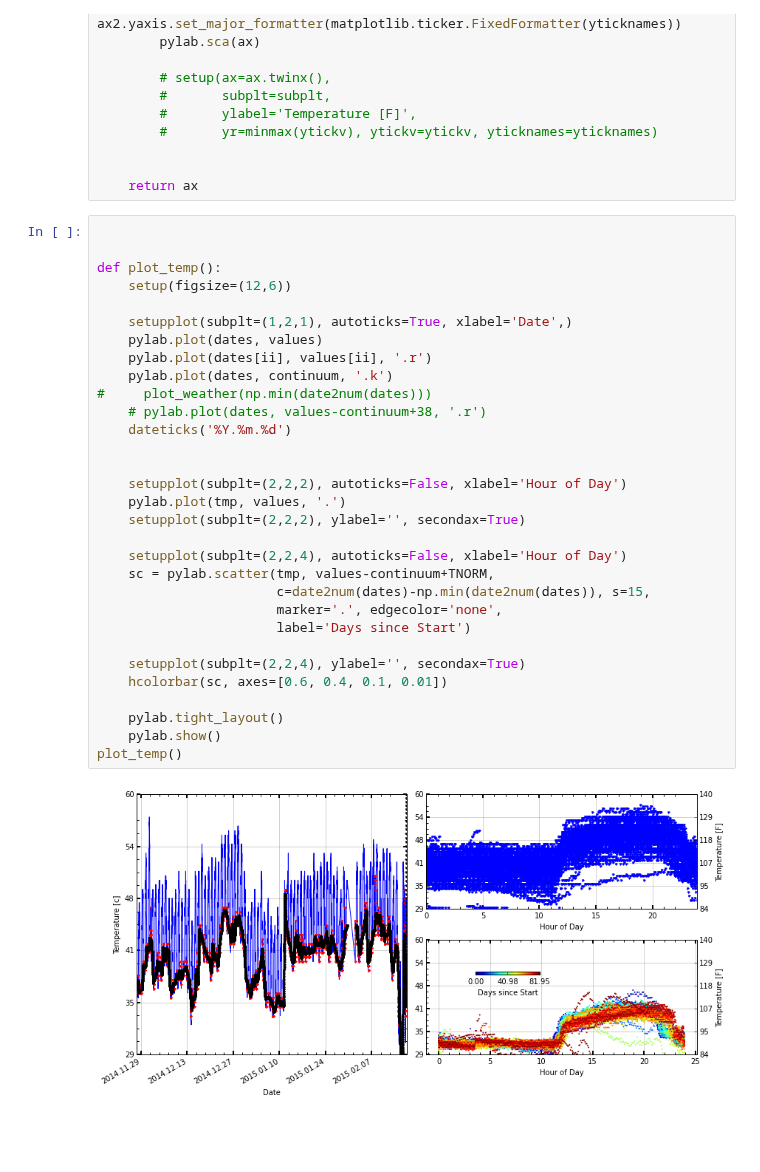
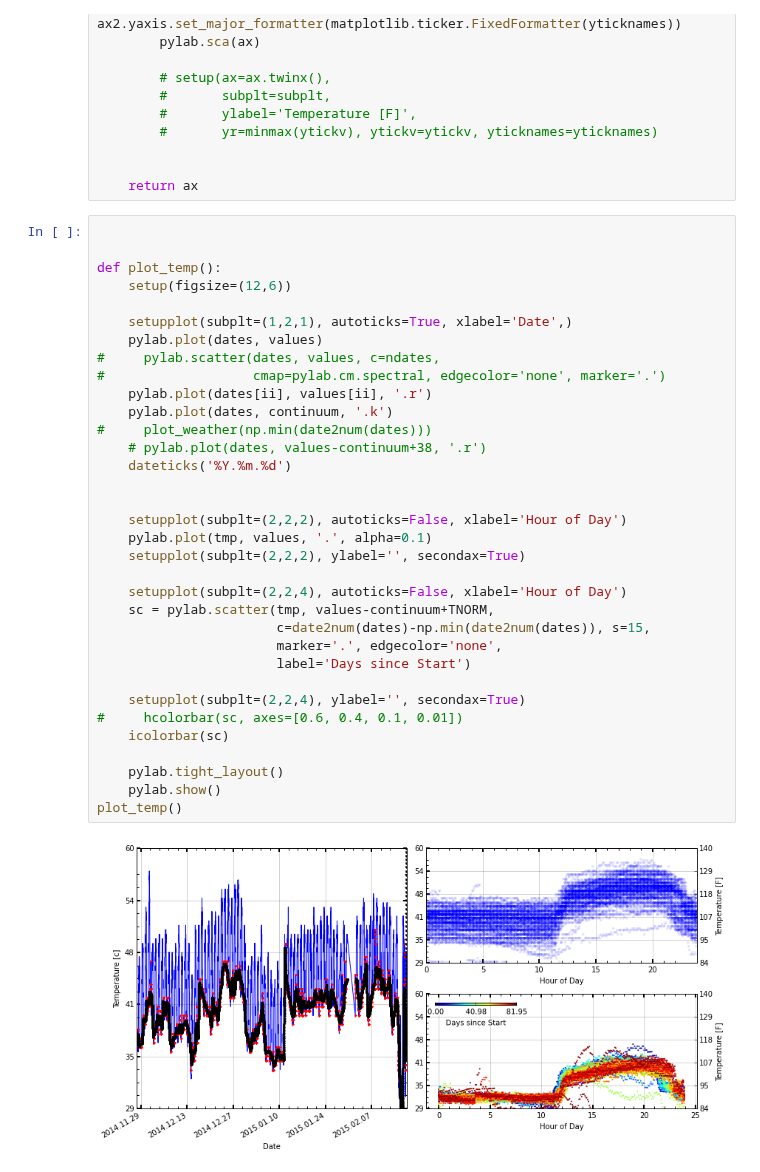
Before and after one commit to ajmendez/templog, a Jupyter notebook: notebook/neon.ipynb, the cells around one changed output. Saved outputs shown, nothing was run; the diff lists cells and outputs as text; blank space fills up the shorter version.

```diff
--- a/notebook/neon.ipynb
+++ b/notebook/neon.ipynb
@@ -122,36 +122,39 @@ def setupplot(secondax=False, **kwargs):
 # %%
 
 
 def plot_temp():
     setup(figsize=(12,6))
 
     setupplot(subplt=(1,2,1), autoticks=True, xlabel='Date',)
     pylab.plot(dates, values)
+#     pylab.scatter(dates, values, c=ndates,
+#                   cmap=pylab.cm.spectral, edgecolor='none', marker='.')
     pylab.plot(dates[ii], values[ii], '.r')
     pylab.plot(dates, continuum, '.k')
 #     plot_weather(np.min(date2num(dates)))
     # pylab.plot(dates, values-continuum+38, '.r')
     dateticks('%Y.%m.%d')
 
 
     setupplot(subplt=(2,2,2), autoticks=False, xlabel='Hour of Day')
-    pylab.plot(tmp, values, '.')
+    pylab.plot(tmp, values, '.', alpha=0.1)
     setupplot(subplt=(2,2,2), ylabel='', secondax=True)
 
     setupplot(subplt=(2,2,4), autoticks=False, xlabel='Hour of Day')
     sc = pylab.scatter(tmp, values-continuum+TNORM,
                        c=date2num(dates)-np.min(date2num(dates)), s=15,
                        marker='.', edgecolor='none',
                        label='Days since Start')
 
     setupplot(subplt=(2,2,4), ylabel='', secondax=True)
-    hcolorbar(sc, axes=[0.6, 0.4, 0.1, 0.01])
+#     hcolorbar(sc, axes=[0.6, 0.4, 0.1, 0.01])
+    icolorbar(sc)
 
     pylab.tight_layout()
     pylab.show()
 plot_temp()
 # %% [output]
-[figure, old version]
+[figure, new version]
 # %%
 def plot_recent(delta=48):
     '''plot the last delta [48] hrs'''
```
Also changed, not shown: parts of 3 cells of this notebook.
